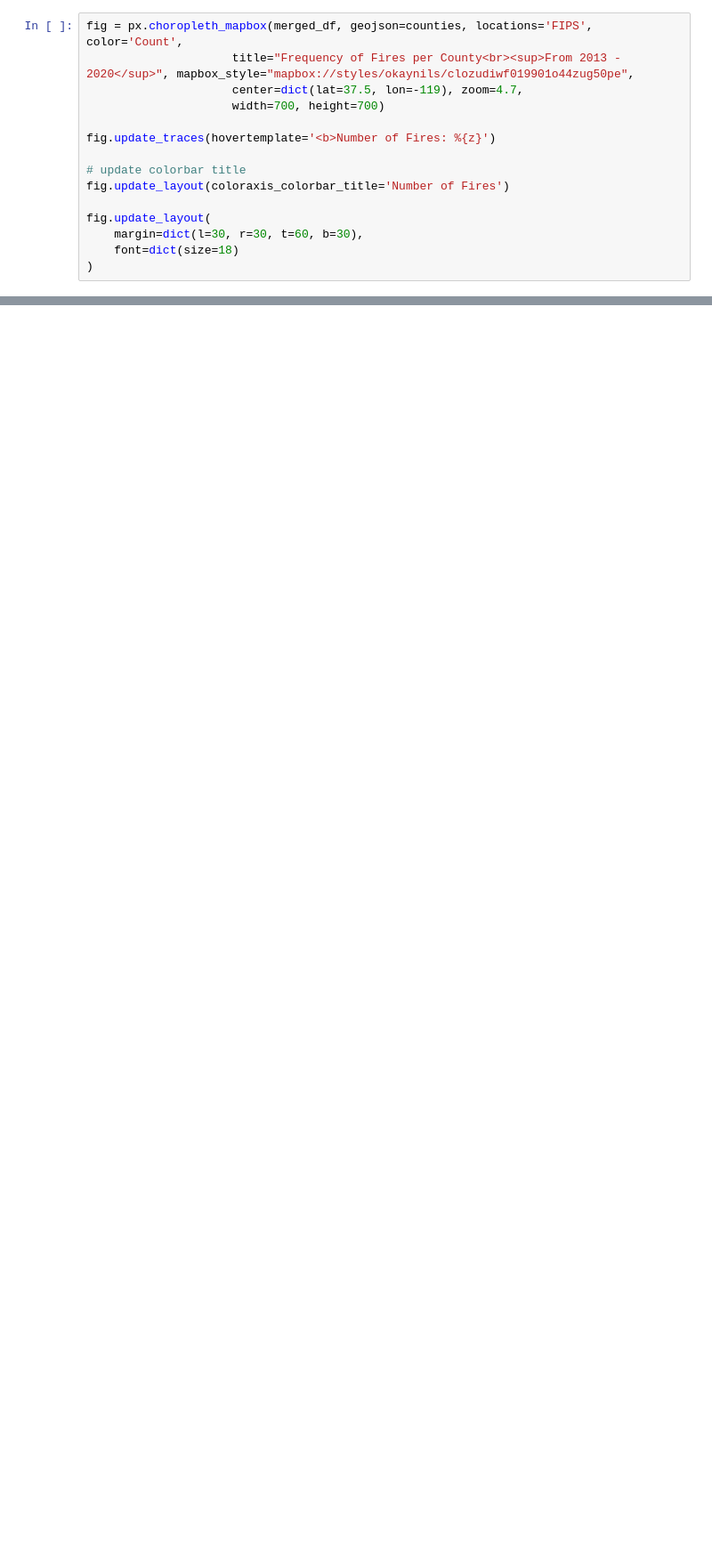
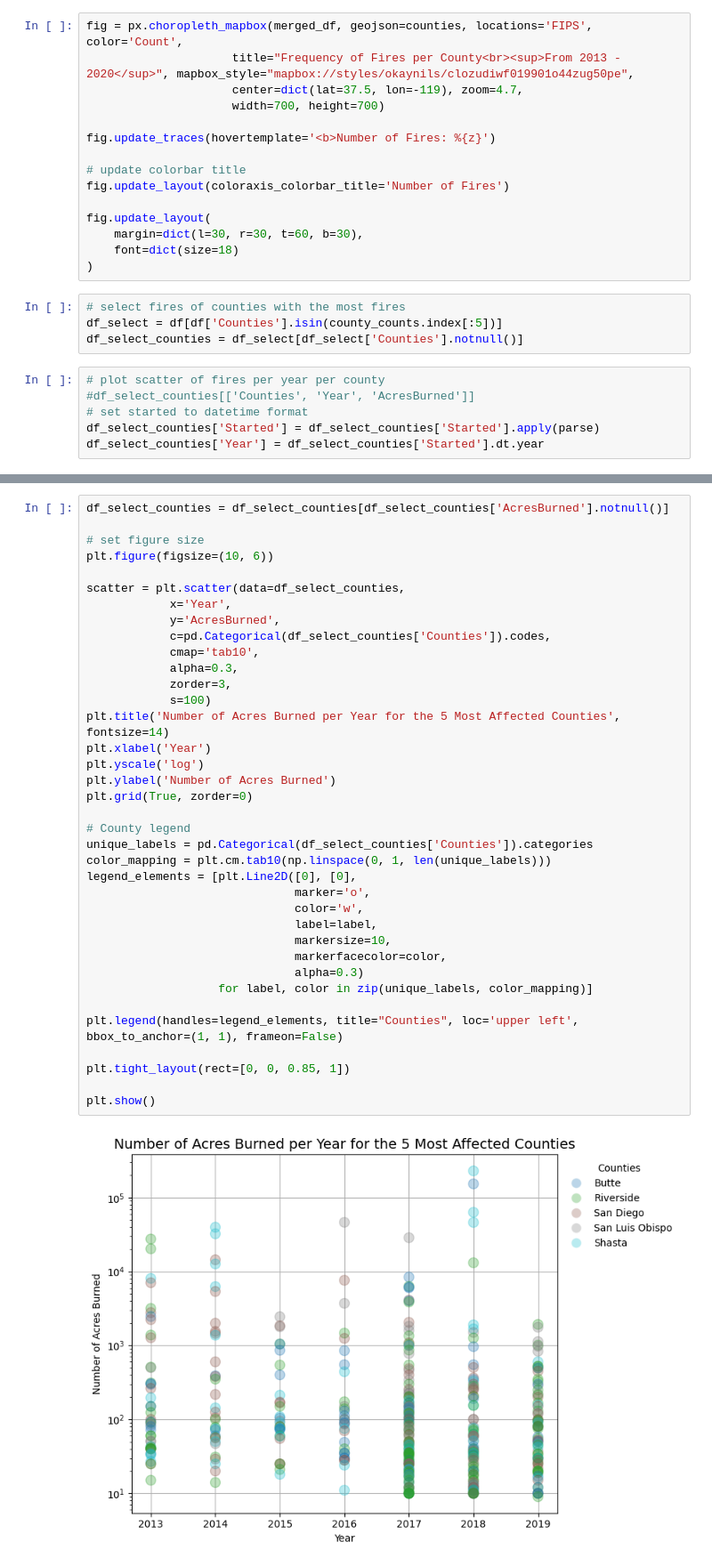
Before and after one commit to okaynils/fhnw-ds-gdv, a Jupyter notebook: wildfires.ipynb, the cells around one changed output, grey strips where cells are left out. Shown at 89% size. Drawn from its saved outputs; the diff is of its cells as text; blank space fills up the shorter version.

```diff
--- a/wildfires.ipynb
+++ b/wildfires.ipynb
@@ -887,3 +887,13 @@ fig.update_layout(
     margin=dict(l=30, r=30, t=60, b=30),
     font=dict(size=18)
 )
+# %%
+# select fires of counties with the most fires
+df_select = df[df['Counties'].isin(county_counts.index[:5])]
+df_select_counties = df_select[df_select['Counties'].notnull()]
+# %%
+# plot scatter of fires per year per county
+#df_select_counties[['Counties', 'Year', 'AcresBurned']]
+# set started to datetime format
+df_select_counties['Started'] = df_select_counties['Started'].apply(parse)
+df_select_counties['Year'] = df_select_counties['Started'].dt.year
@@ -889,0 +915,39 @@ fig.update_layout(
+# %%
+df_select_counties = df_select_counties[df_select_counties['AcresBurned'].notnull()]
+
+# set figure size
+plt.figure(figsize=(10, 6))
+
+scatter = plt.scatter(data=df_select_counties,
+            x='Year',
+            y='AcresBurned',
+            c=pd.Categorical(df_select_counties['Counties']).codes,
+            cmap='tab10',
+            alpha=0.3,
+            zorder=3,
+            s=100)
+plt.title('Number of Acres Burned per Year for the 5 Most Affected Counties', fontsize=14)
+plt.xlabel('Year')
+plt.yscale('log')
+plt.ylabel('Number of Acres Burned')
+plt.grid(True, zorder=0)
+
+# County legend
+unique_labels = pd.Categorical(df_select_counties['Counties']).categories
+color_mapping = plt.cm.tab10(np.linspace(0, 1, len(unique_labels)))
+legend_elements = [plt.Line2D([0], [0],
+                              marker='o',
+                              color='w',
+                              label=label,
+                              markersize=10,
+                              markerfacecolor=color,
+                              alpha=0.3)
+                   for label, color in zip(unique_labels, color_mapping)]
+
+plt.legend(handles=legend_elements, title="Counties", loc='upper left', bbox_to_anchor=(1, 1), frameon=False)
+
+plt.tight_layout(rect=[0, 0, 0.85, 1])
+
+plt.show()
+# %% [output]
+[figure, added]
```
Also changed, not shown: parts of 2 cells of this notebook, 21 other files.
